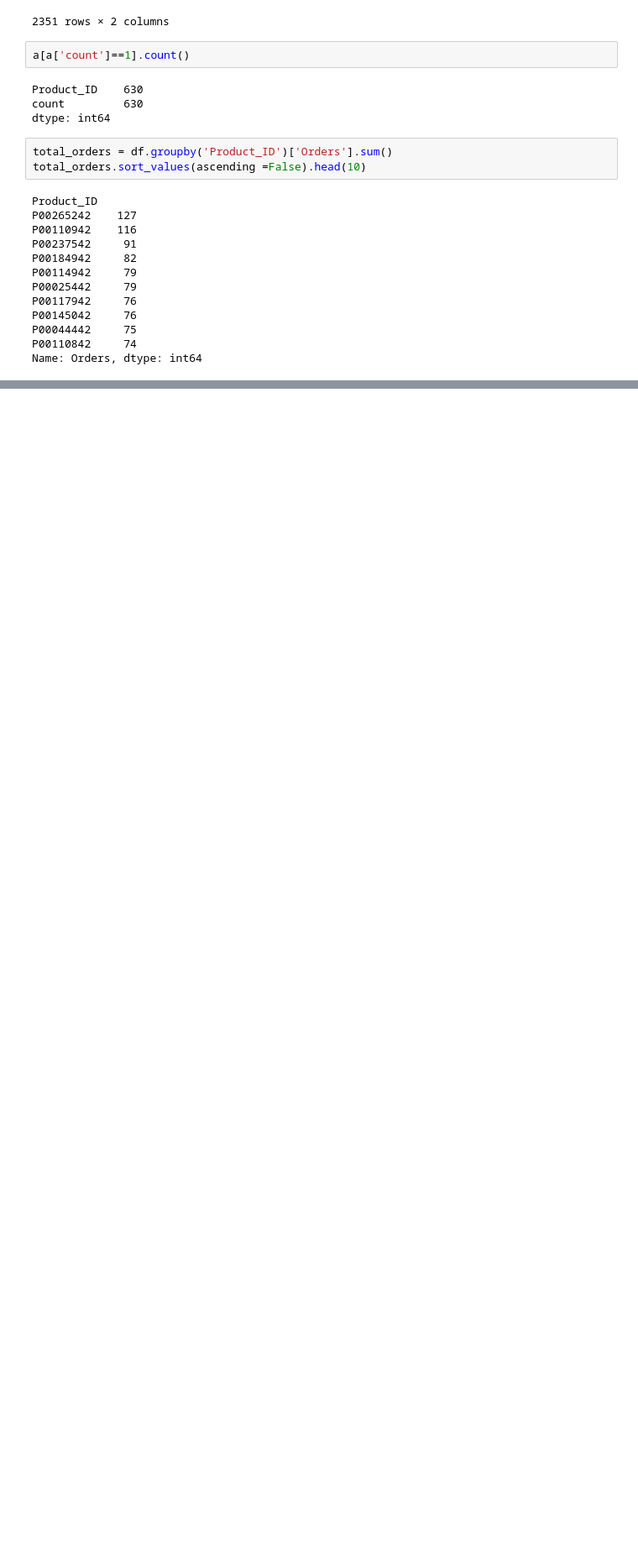
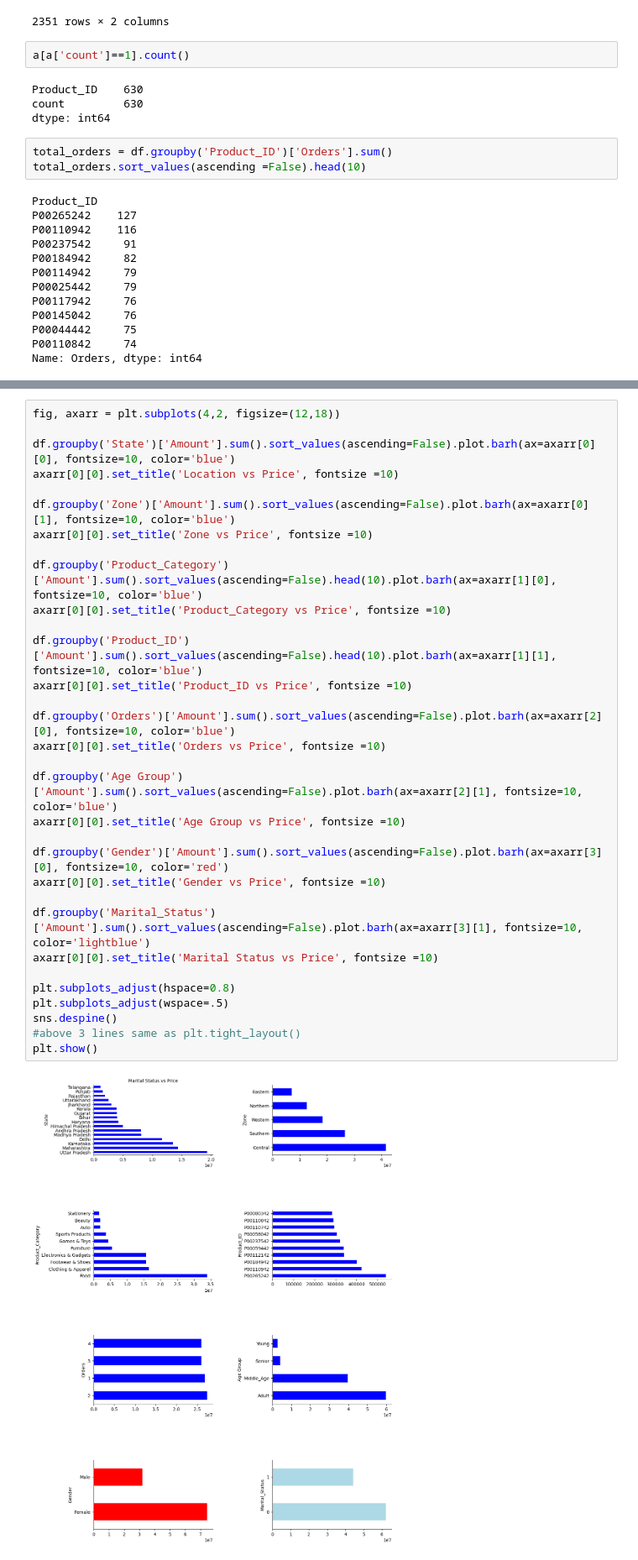
Before and after one commit to vineetha00/EDA, a Jupyter notebook: Diwali_Sales_Analysis/Diwali_sales_EDA.ipynb, the cells around one changed output, grey strips where cells are left out. Shown at 84% size. Drawn from its saved outputs; the diff is of its cells as text; blank space fills up the shorter version.

```diff
--- a/Diwali_Sales_Analysis/Diwali_sales_EDA.ipynb
+++ b/Diwali_Sales_Analysis/Diwali_sales_EDA.ipynb
@@ -121,0 +344,34 @@ Name: Orders, dtype: int64
+# %%
+fig, axarr = plt.subplots(4,2, figsize=(12,18))
+
+df.groupby('State')['Amount'].sum().sort_values(ascending=False).plot.barh(ax=axarr[0][0], fontsize=10, color='blue')
+axarr[0][0].set_title('Location vs Price', fontsize =10)
+
+df.groupby('Zone')['Amount'].sum().sort_values(ascending=False).plot.barh(ax=axarr[0][1], fontsize=10, color='blue')
+axarr[0][0].set_title('Zone vs Price', fontsize =10)
+
+df.groupby('Product_Category')['Amount'].sum().sort_values(ascending=False).head(10).plot.barh(ax=axarr[1][0], fontsize=10, color='blue')
+axarr[0][0].set_title('Product_Category vs Price', fontsize =10)
+
+df.groupby('Product_ID')['Amount'].sum().sort_values(ascending=False).head(10).plot.barh(ax=axarr[1][1], fontsize=10, color='blue')
+axarr[0][0].set_title('Product_ID vs Price', fontsize =10)
+
+df.groupby('Orders')['Amount'].sum().sort_values(ascending=False).plot.barh(ax=axarr[2][0], fontsize=10, color='blue')
+axarr[0][0].set_title('Orders vs Price', fontsize =10)
+
+df.groupby('Age Group')['Amount'].sum().sort_values(ascending=False).plot.barh(ax=axarr[2][1], fontsize=10, color='blue')
+axarr[0][0].set_title('Age Group vs Price', fontsize =10)
+
+df.groupby('Gender')['Amount'].sum().sort_values(ascending=False).plot.barh(ax=axarr[3][0], fontsize=10, color='red')
+axarr[0][0].set_title('Gender vs Price', fontsize =10)
+
+df.groupby('Marital_Status')['Amount'].sum().sort_values(ascending=False).plot.barh(ax=axarr[3][1], fontsize=10, color='lightblue')
+axarr[0][0].set_title('Marital Status vs Price', fontsize =10)
+
+plt.subplots_adjust(hspace=0.8)
+plt.subplots_adjust(wspace=.5)
+sns.despine()
+#above 3 lines same as plt.tight_layout()
+plt.show()
+# %% [output]
+[figure, added]
```
Also changed, not shown: parts of 24 cells of this notebook, 4 other files.
